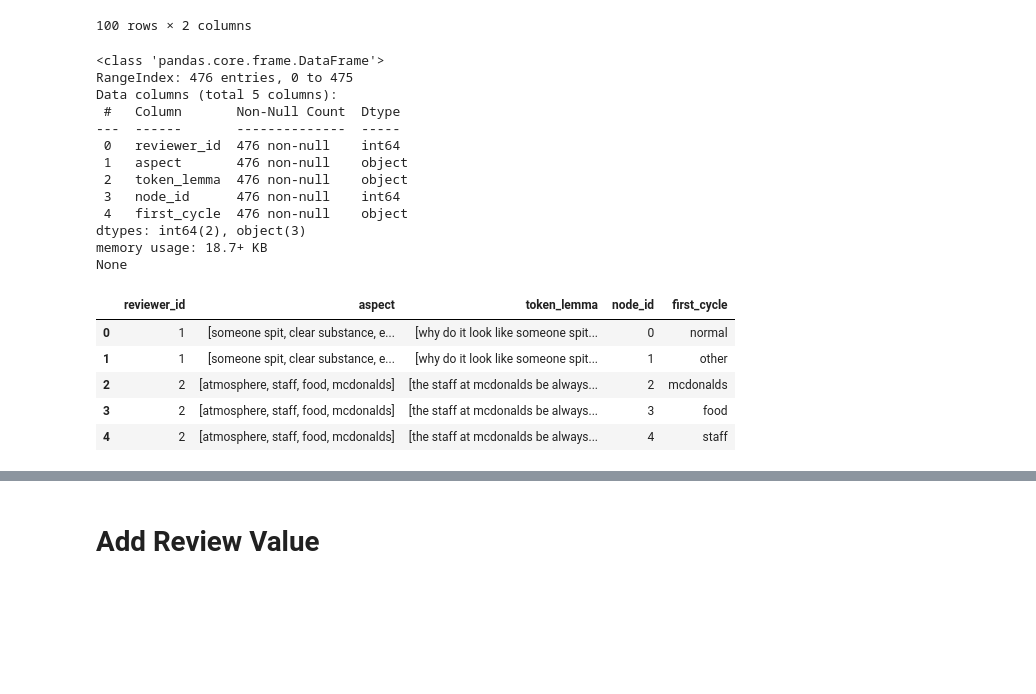
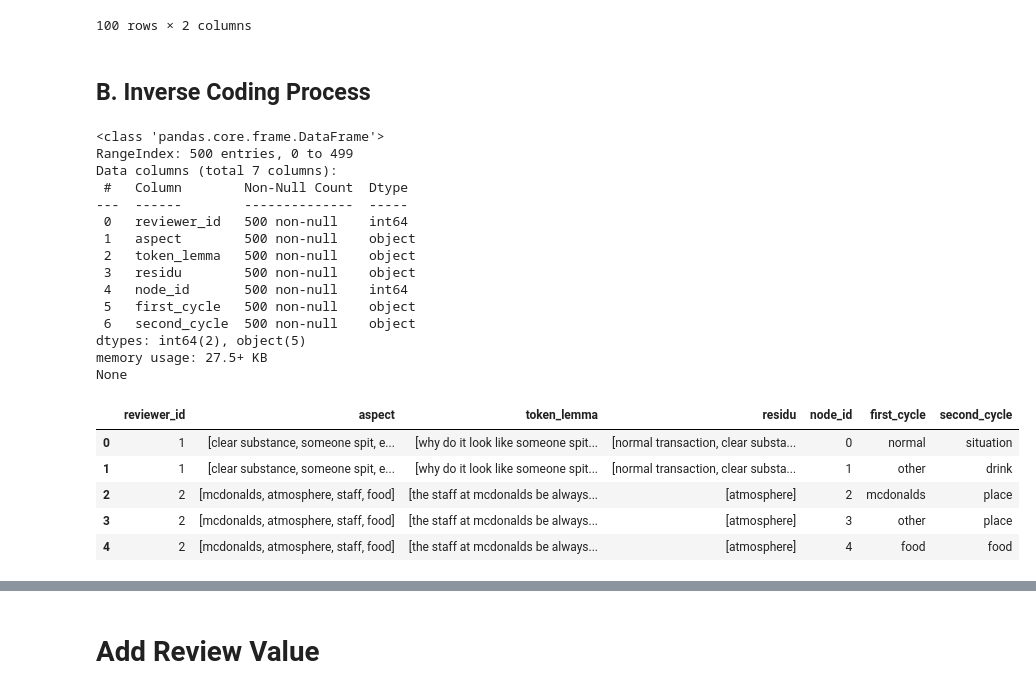
Before and after one commit to bahategar/aspect-based-sentiment-analysis-demo1, a Jupyter notebook: 1b-add_numeric_mcd.ipynb, the cells around one changed output, grey strips where cells are left out. Drawn from its saved outputs; the diff is of its cells as text; code cells hidden in the pictures; blank space fills up the shorter version.

```diff
--- a/1b-add_numeric_mcd.ipynb
+++ b/1b-add_numeric_mcd.ipynb
@@ -16,6 +38,9 @@ df_base = pd.read_csv("./mcd_result/base_mcd.csv")
 df_base['aspect'] = df_base['aspect'].apply(lambda x: x.split(", "))
 df_base['token_sentence'] = df_base['token_sentence'].apply(lambda x: x.split(".\n"))
 df_base['token_lemma'] = df_base['token_lemma'].apply(lambda x: x.split(".\n"))
+
+df_base['residu'] = df_base['residu'].apply(lambda x: str(x).split(', '))
+
 print(df_base.info())
 df_base.head()
 # %% [output]
@@ -102,30 +129,36 @@ None
 | 98 | 99 | [1, 1] |
 | 99 | 100 | [1, -1, 1, -1] |
 100 rows × 2 columns
+# %% [markdown]
+## B. Inverse Coding Process
 # %%
-df_1 = df_base[['reviewer_id', 'aspect', 'token_lemma']].copy()
-df_2 = df_nodes[['reviewer_id', 'node_id', 'first_cycle']].copy()
+# Inverse coding process
 
-temp = df_1.merge(df_2, on='reviewer_id', how='inner')
-print(temp.info())
-temp.head()
+df_1 = df_base[['reviewer_id', 'aspect', 'token_lemma', 'residu']].copy()
+df_2 = df_nodes[['reviewer_id', 'node_id', 'first_cycle', 'second_cycle']].copy()
+
+df_temp = df_1.merge(df_2, on='reviewer_id', how='inner')
+print(df_temp.info())
+df_temp.head()
 # %% [output]
 <class 'pandas.core.frame.DataFrame'>
-RangeIndex: 476 entries, 0 to 475
-Data columns (total 5 columns):
- #   Column       Non-Null Count  Dtype
----  ------       --------------  -----
- 0   reviewer_id  476 non-null    int64
- 1   aspect       476 non-null    object
- 2   token_lemma  476 non-null    object
- 3   node_id      476 non-null    int64
- 4   first_cycle  476 non-null    object
-dtypes: int64(2), object(3)
-memory usage: 18.7+ KB
+RangeIndex: 500 entries, 0 to 499
+Data columns (total 7 columns):
+ #   Column        Non-Null Count  Dtype
+---  ------        --------------  -----
+ 0   reviewer_id   500 non-null    int64
+ 1   aspect        500 non-null    object
+ 2   token_lemma   500 non-null    object
+ 3   residu        500 non-null    object
+ 4   node_id       500 non-null    int64
+ 5   first_cycle   500 non-null    object
+ 6   second_cycle  500 non-null    object
+dtypes: int64(2), object(5)
+memory usage: 27.5+ KB
 None
-|  | reviewer_id | aspect | token_lemma | node_id | first_cycle |
-| 0 | 1 | [someone spit, clear substance, e... | [why do it look like someone spit... | 0 | normal |
-| 1 | 1 | [someone spit, clear substance, e... | [why do it look like someone spit... | 1 | other |
-| 2 | 2 | [atmosphere, staff, food, mcdonalds] | [the staff at mcdonalds be always... | 2 | mcdonalds |
-| 3 | 2 | [atmosphere, staff, food, mcdonalds] | [the staff at mcdonalds be always... | 3 | food |
-| 4 | 2 | [atmosphere, staff, food, mcdonalds] | [the staff at mcdonalds be always... | 4 | staff |
+|  | reviewer_id | aspect | token_lemma | residu | node_id | first_cycle | second_cycle |
+| 0 | 1 | [clear substance, someone spit, e... | [why do it look like someone spit... | [normal transaction, clear substa... | 0 | normal | situation |
+| 1 | 1 | [clear substance, someone spit, e... | [why do it look like someone spit... | [normal transaction, clear substa... | 1 | other | drink |
+| 2 | 2 | [mcdonalds, atmosphere, staff, food] | [the staff at mcdonalds be always... | [atmosphere] | 2 | mcdonalds | place |
+| 3 | 2 | [mcdonalds, atmosphere, staff, food] | [the staff at mcdonalds be always... | [atmosphere] | 3 | other | place |
+| 4 | 2 | [mcdonalds, atmosphere, staff, food] | [the staff at mcdonalds be always... | [atmosphere] | 4 | food | food |
```
Also changed, not shown: parts of 16 cells of this notebook, 13 other files.
